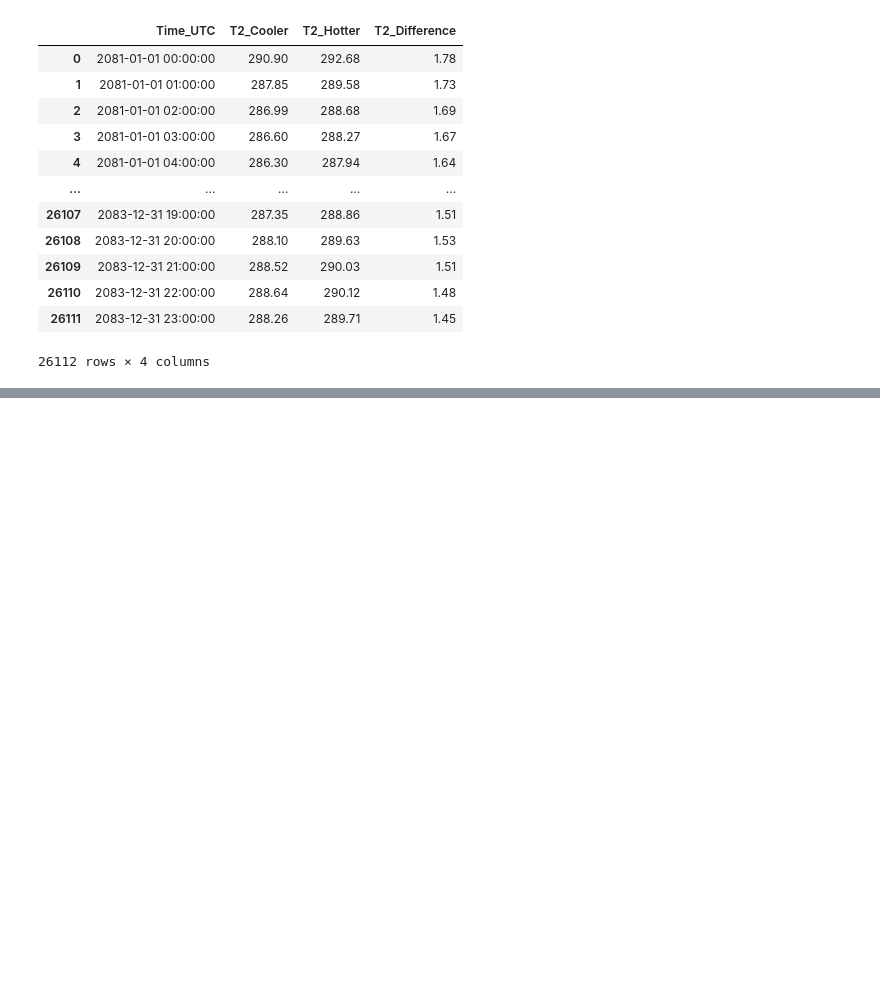
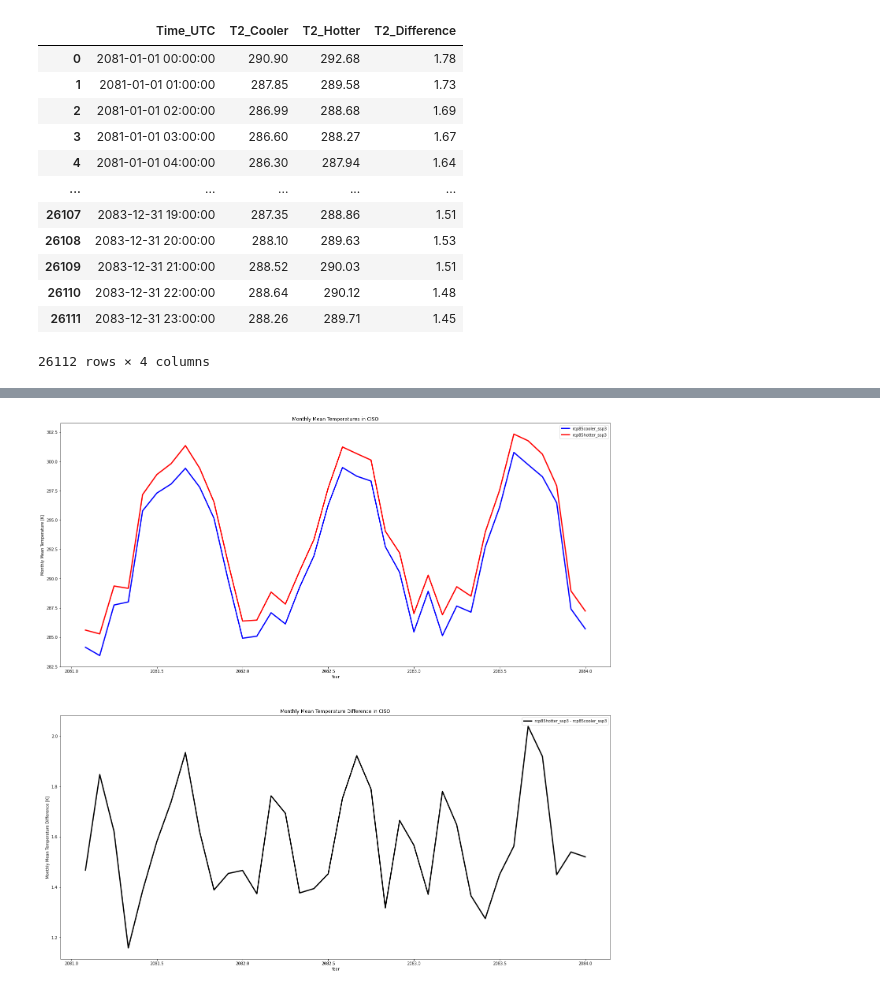
Before and after one commit to IMMM-SFA/im3components, a Jupyter notebook: im3components/wrf_to_tell/testing_2082.ipynb, the cells around one changed output, grey strips where cells are left out. Saved outputs shown, nothing was run; the diff lists cells and outputs as text; code cells hidden in the pictures; blank space fills up the shorter version.

```diff
--- a/im3components/wrf_to_tell/testing_2082.ipynb
+++ b/im3components/wrf_to_tell/testing_2082.ipynb
@@ -8,8 +10,9 @@ import matplotlib.pyplot as plt
 # %%
 # Set the data input directories:
-current_dir =  '/Users/burl878/OneDrive - PNNL/Documents/IMMM/Data/wrf_to_tell/wrf_tell_bas_output'
-cooler_dir = os.path.join(current_dir, r'rcp85cooler_ssp3')
-hotter_dir = os.path.join(current_dir, r'rcp85hotter_ssp3')
+current_dir =  os.path.join(os.path.dirname(os.getcwd()))
+cooler_dir = os.path.join(current_dir, r'wrf_to_tell', r'data', r'rcp85cooler_ssp3')
+hotter_dir = os.path.join(current_dir, r'wrf_to_tell', r'data', r'rcp85hotter_ssp3')
+image_output_dir = os.path.join(current_dir, r'wrf_to_tell', r'images')
 # %%
 # Set the balancing authority to analyze:
 ba_to_plot = 'CISO'
@@ -48,6 +51,9 @@ merged_df = pd.merge(cooler_df, hotter_df, how='left', on=['Time_UTC'])
 # Calculate the temperature difference:
 merged_df["T2_Difference"] = (merged_df['T2_Hotter'] - merged_df['T2_Cooler']).round(2)
 
+# Convert the time to a datetime variable:
+merged_df['Time_UTC'] = pd.to_datetime(merged_df['Time_UTC'])
+
 # Clean up what we're not using anymore:
 del cooler_df, cooler_2081_df, cooler_2082_df, cooler_2083_df, hotter_df, hotter_2081_df, hotter_2082_df, hotter_2083_df
 
@@ -69,0 +115,4 @@ merged_df
+# %%
+monthly_df = process_monthly_data(merged_df)
+
+monthly_df
@@ -69,0 +137,32 @@ merged_df
+# %%
+# Define a function to plot mean time series:
+def plot_monthly_data(ba_to_plot: str, monthly_df, image_output_dir: str, save_images=False):
+
+    # Make the plot:
+    plt.figure(figsize=(25, 25))
+    plt.subplot(211)
+    plt.plot(monthly_df['Time'], monthly_df['T2_Cooler_Mean'], color = 'b', linestyle = '-', linewidth = 3, label = 'rcp85cooler_ssp3')
+    plt.plot(monthly_df['Time'], monthly_df['T2_Hotter_Mean'], color = 'r', linestyle = '-', linewidth = 3, label = 'rcp85hotter_ssp3')
+    plt.legend()
+    plt.xlabel('Year')
+    plt.ylabel('Monthly Mean Temperature [K]')
+    plt.title('Monthly Mean Temperatures in ' + ba_to_plot)
+
+    plt.subplot(212)
+    plt.plot(monthly_df['Time'], monthly_df['T2_Difference_Mean'], color = 'k', linestyle = '-', linewidth = 3, label = 'rcp85hotter_ssp3 - rcp85cooler_ssp3')
+    plt.legend()
+    plt.xlabel('Year')
+    plt.ylabel('Monthly Mean Temperature Difference [K]')
+    plt.title('Monthly Mean Temperature Difference in ' + ba_to_plot)
+
+    # If the "save_images" flag is set to true then save the plot to a .png file:
+    if save_images == True:
+       filename = (ba_to_plot + '_rcp85_ssp3_monthly_mean_time_series.png')
+       plt.savefig(os.path.join(image_output_dir, filename), dpi=75, bbox_inches='tight')
+# %%
+a = plot_monthly_data(ba_to_plot = ba_to_plot,
+                      monthly_df = monthly_df,
+                      image_output_dir = image_output_dir,
+                      save_images = True)
+# %% [output]
+[figure, added]
```
Also changed, not shown: parts of 3 cells of this notebook, 6 other files.
